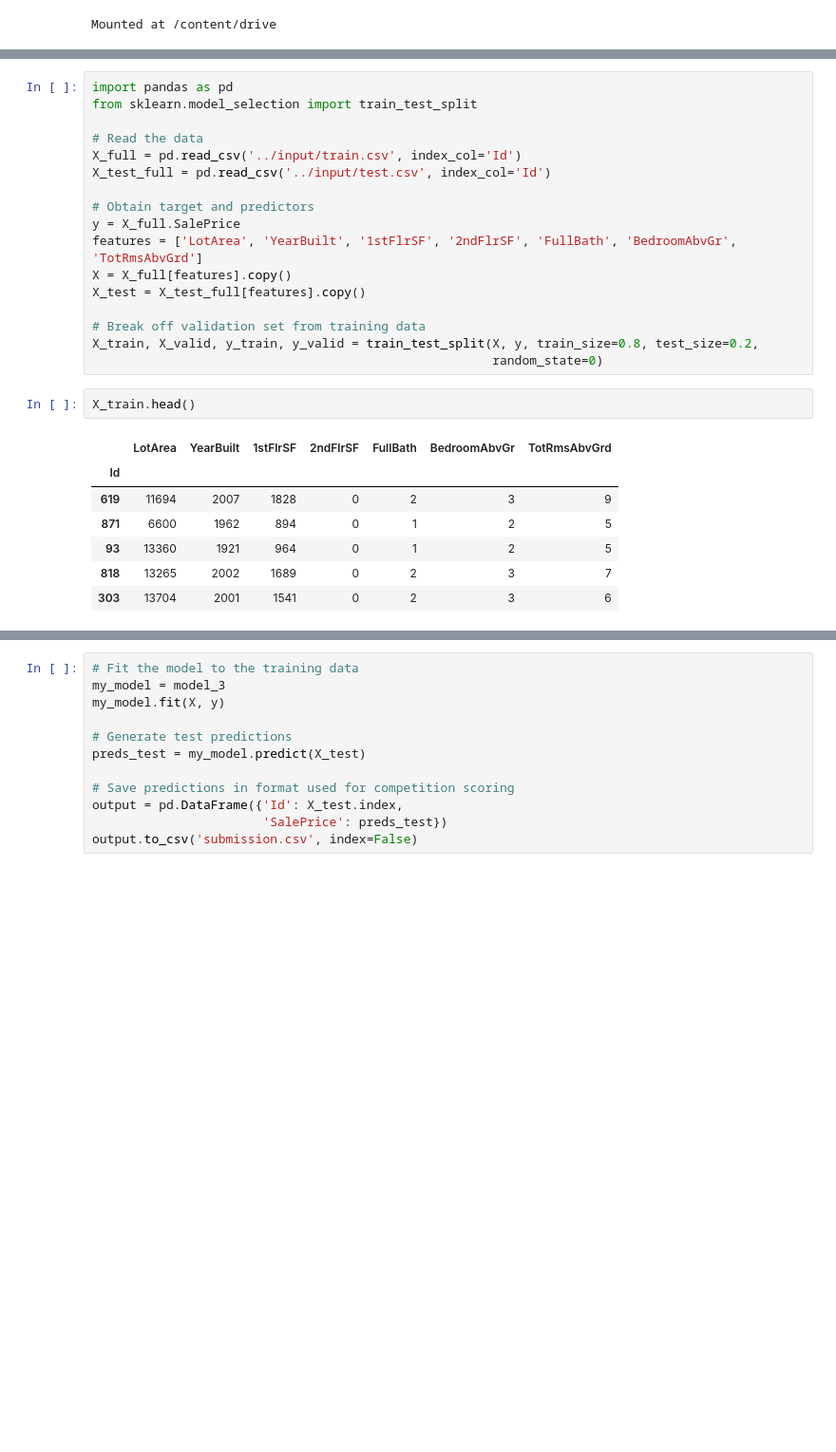
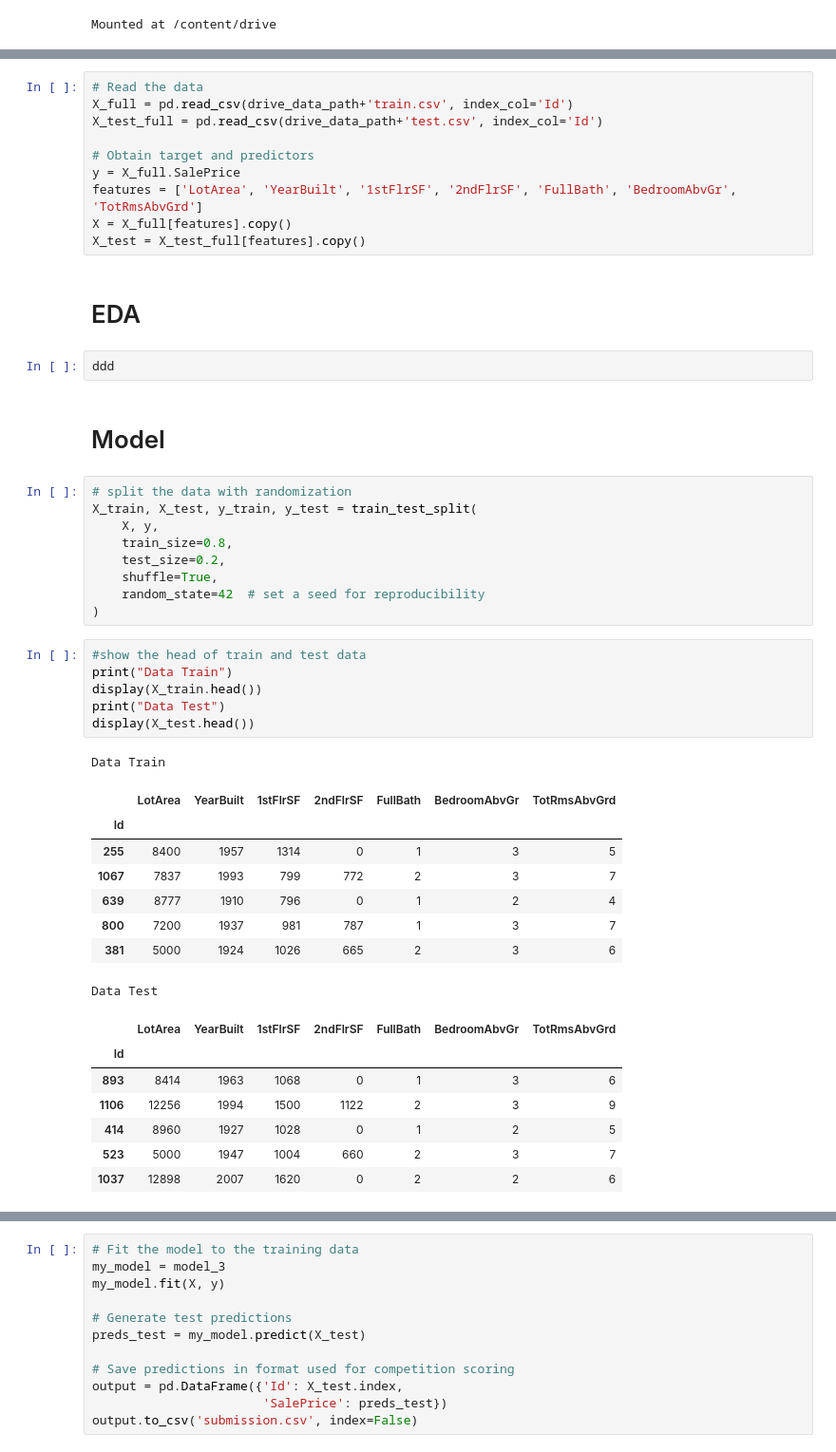
Before and after one commit to gisela1985/ML_models_practice, a Jupyter notebook: RandomForestRegressor.ipynb, the cells around one changed output, grey strips where cells are left out. Shown at 95% size. Cells and saved outputs as stored; diff of their text form; blank space fills up the shorter version.

```diff
--- a/RandomForestRegressor.ipynb
+++ b/RandomForestRegressor.ipynb
@@ -35,27 +33,48 @@ drive.mount('/content/drive')
 # %%
-import pandas as pd
-from sklearn.model_selection import train_test_split
-
 # Read the data
-X_full = pd.read_csv('../input/train.csv', index_col='Id')
-X_test_full = pd.read_csv('../input/test.csv', index_col='Id')
+X_full = pd.read_csv(drive_data_path+'train.csv', index_col='Id')
+X_test_full = pd.read_csv(drive_data_path+'test.csv', index_col='Id')
 
 # Obtain target and predictors
 y = X_full.SalePrice
 features = ['LotArea', 'YearBuilt', '1stFlrSF', '2ndFlrSF', 'FullBath', 'BedroomAbvGr', 'TotRmsAbvGrd']
 X = X_full[features].copy()
 X_test = X_test_full[features].copy()
-
-# Break off validation set from training data
-X_train, X_valid, y_train, y_valid = train_test_split(X, y, train_size=0.8, test_size=0.2,
-                                                      random_state=0)
-# %%
-X_train.head()
-# %% [output]
-|  | LotArea | YearBuilt | 1stFlrSF | 2ndFlrSF | FullBath | BedroomAbvGr | TotRmsAbvGrd |
-| Id |  |  |  |  |  |  |  |
-| 619 | 11694 | 2007 | 1828 | 0 | 2 | 3 | 9 |
-| 871 | 6600 | 1962 | 894 | 0 | 1 | 2 | 5 |
-| 93 | 13360 | 1921 | 964 | 0 | 1 | 2 | 5 |
-| 818 | 13265 | 2002 | 1689 | 0 | 2 | 3 | 7 |
-| 303 | 13704 | 2001 | 1541 | 0 | 2 | 3 | 6 |
+# %% [markdown]
+# EDA
+# %%
+ddd
+# %% [markdown]
+# Model
+# %%
+# split the data with randomization
+X_train, X_test, y_train, y_test = train_test_split(
+    X, y,
+    train_size=0.8,
+    test_size=0.2,
+    shuffle=True,
+    random_state=42  # set a seed for reproducibility
+)
+# %%
+#show the head of train and test data
+print("Data Train")
+display(X_train.head())
+print("Data Test")
+display(X_test.head())
+# %% [output]
+Data Train
+|  | LotArea | YearBuilt | 1stFlrSF | 2ndFlrSF | FullBath | BedroomAbvGr | TotRmsAbvGrd |
+| Id |  |  |  |  |  |  |  |
+| 255 | 8400 | 1957 | 1314 | 0 | 1 | 3 | 5 |
+| 1067 | 7837 | 1993 | 799 | 772 | 2 | 3 | 7 |
+| 639 | 8777 | 1910 | 796 | 0 | 1 | 2 | 4 |
+| 800 | 7200 | 1937 | 981 | 787 | 1 | 3 | 7 |
+| 381 | 5000 | 1924 | 1026 | 665 | 2 | 3 | 6 |
+Data Test
+|  | LotArea | YearBuilt | 1stFlrSF | 2ndFlrSF | FullBath | BedroomAbvGr | TotRmsAbvGrd |
+| Id |  |  |  |  |  |  |  |
+| 893 | 8414 | 1963 | 1068 | 0 | 1 | 3 | 6 |
+| 1106 | 12256 | 1994 | 1500 | 1122 | 2 | 3 | 9 |
+| 414 | 8960 | 1927 | 1028 | 0 | 1 | 2 | 5 |
+| 523 | 5000 | 1947 | 1004 | 660 | 2 | 3 | 7 |
+| 1037 | 12898 | 2007 | 1620 | 0 | 2 | 2 | 6 |
```
Also changed, not shown: parts of 14 cells of this notebook.
